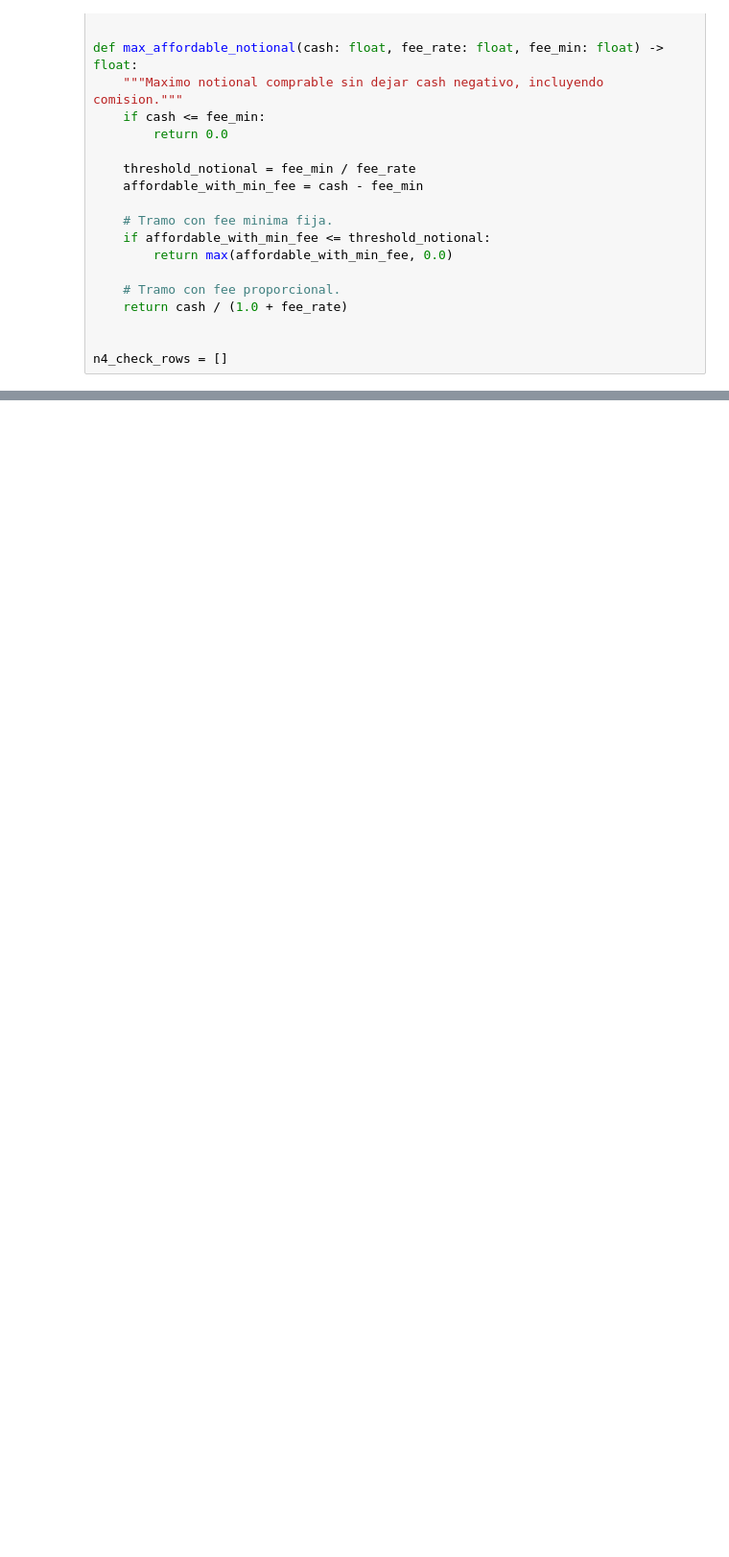
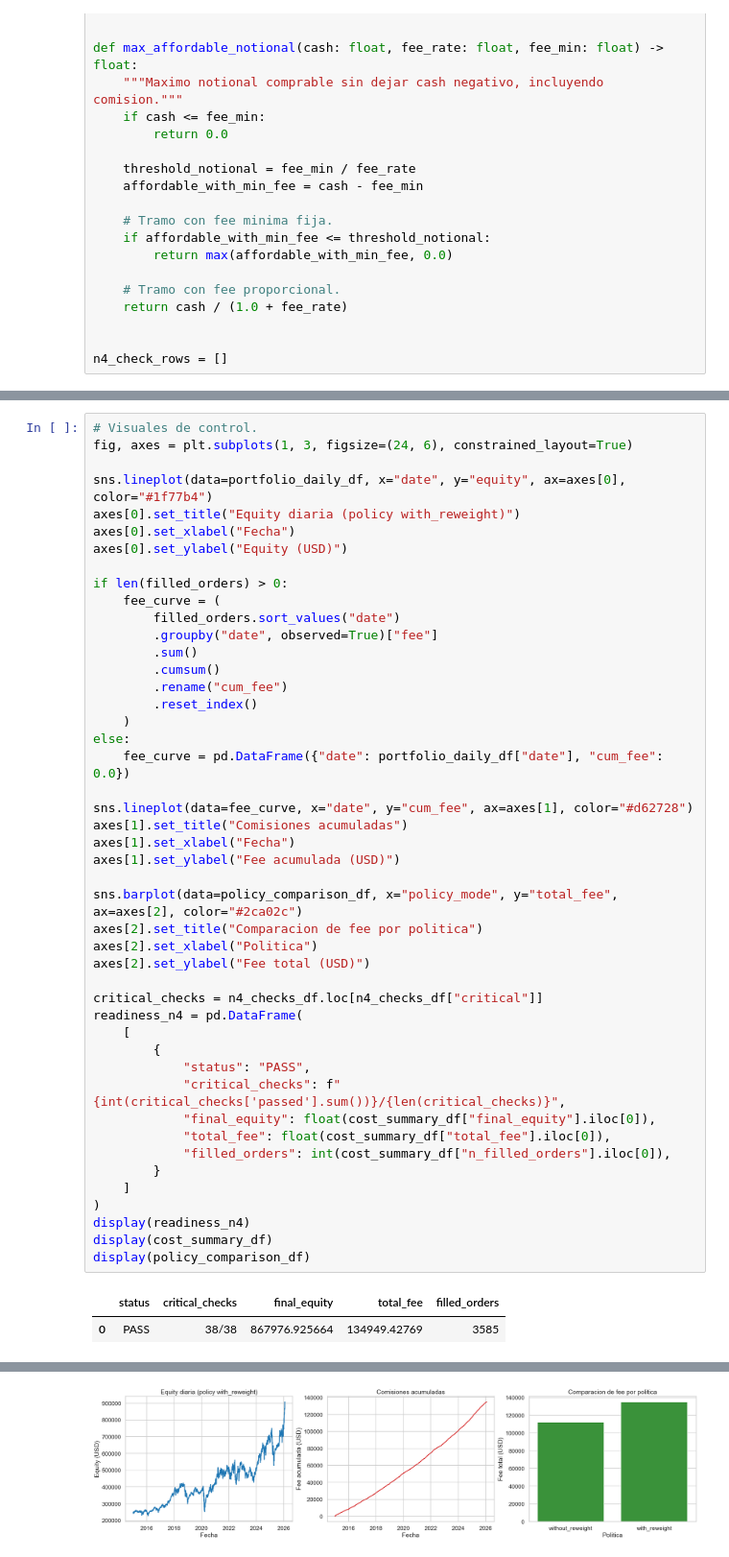
Before and after one commit to DaniPro22/Dise-o-de-Algoritmos-y-Backtesting-Avanzado, a Jupyter notebook: Notebook_4_Ejecucion_y_costes.ipynb, the cells around one changed output, grey strips where cells are left out. Shown at 96% size. Saved outputs shown, nothing was run; the diff lists cells and outputs as text; blank space fills up the shorter version.

```diff
--- a/Notebook_4_Ejecucion_y_costes.ipynb
+++ b/Notebook_4_Ejecucion_y_costes.ipynb
@@ -1625,0 +1510,49 @@ Resumen costes N4:
+# %%
+# Visuales de control.
+fig, axes = plt.subplots(1, 3, figsize=(24, 6), constrained_layout=True)
+
+sns.lineplot(data=portfolio_daily_df, x="date", y="equity", ax=axes[0], color="#1f77b4")
+axes[0].set_title("Equity diaria (policy with_reweight)")
+axes[0].set_xlabel("Fecha")
+axes[0].set_ylabel("Equity (USD)")
+
+if len(filled_orders) > 0:
+    fee_curve = (
+        filled_orders.sort_values("date")
+        .groupby("date", observed=True)["fee"]
+        .sum()
+        .cumsum()
+        .rename("cum_fee")
+        .reset_index()
+    )
+else:
+    fee_curve = pd.DataFrame({"date": portfolio_daily_df["date"], "cum_fee": 0.0})
+
+sns.lineplot(data=fee_curve, x="date", y="cum_fee", ax=axes[1], color="#d62728")
+axes[1].set_title("Comisiones acumuladas")
+axes[1].set_xlabel("Fecha")
+axes[1].set_ylabel("Fee acumulada (USD)")
+
+sns.barplot(data=policy_comparison_df, x="policy_mode", y="total_fee", ax=axes[2], color="#2ca02c")
+axes[2].set_title("Comparacion de fee por politica")
+axes[2].set_xlabel("Politica")
+axes[2].set_ylabel("Fee total (USD)")
+
+critical_checks = n4_checks_df.loc[n4_checks_df["critical"]]
+readiness_n4 = pd.DataFrame(
+    [
+        {
+            "status": "PASS",
+            "critical_checks": f"{int(critical_checks['passed'].sum())}/{len(critical_checks)}",
+            "final_equity": float(cost_summary_df["final_equity"].iloc[0]),
+            "total_fee": float(cost_summary_df["total_fee"].iloc[0]),
+            "filled_orders": int(cost_summary_df["n_filled_orders"].iloc[0]),
+        }
+    ]
+)
+display(readiness_n4)
+display(cost_summary_df)
+display(policy_comparison_df)
+# %% [output]
+|  | status | critical_checks | final_equity | total_fee | filled_orders |
+| 0 | PASS | 38/38 | 867976.925664 | 134949.42769 | 3585 |
@@ -1625,0 +1564 @@ Resumen costes N4:
+[figure, added]
```
Also changed, not shown: parts of 28 cells of this notebook, 4 other files.
